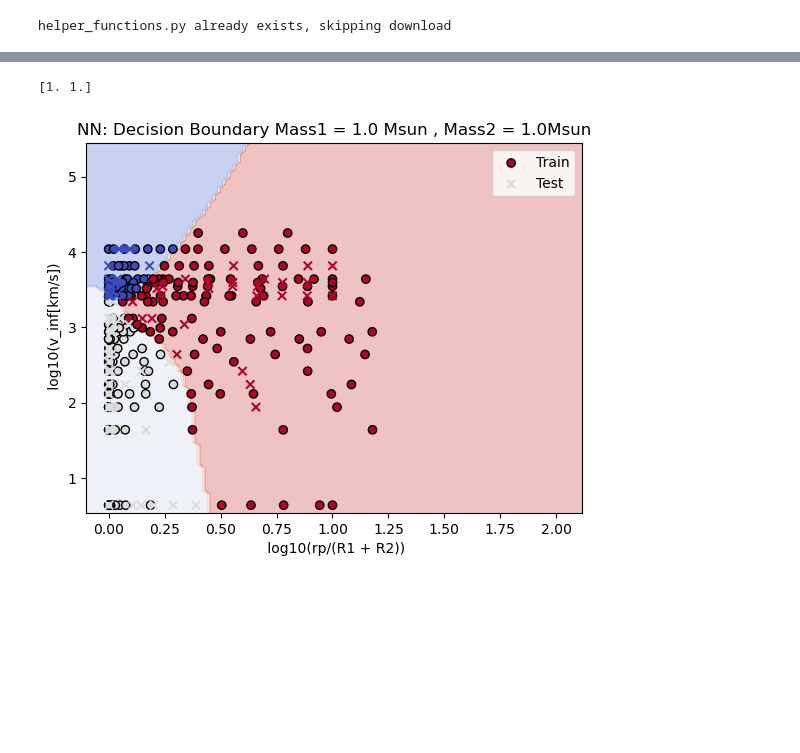
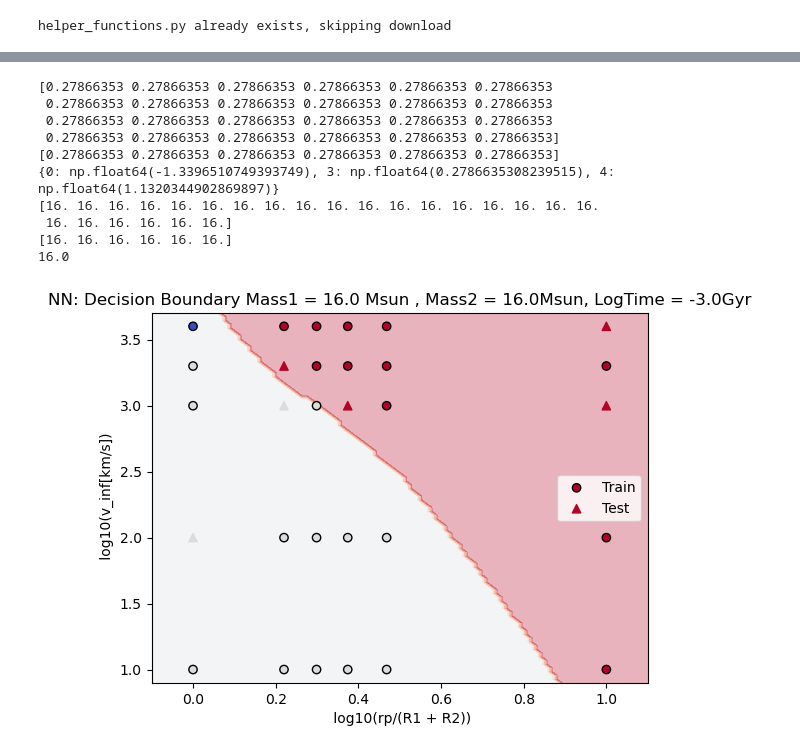
Before and after one commit to elenagonzalez870/ML_SPH_project, a Jupyter notebook: NN.ipynb, the cells around one changed output, grey strips where cells are left out. Saved outputs shown, nothing was run; the diff lists cells and outputs as text; code cells hidden in the pictures; blank space fills up the shorter version.

```diff
--- a/NN.ipynb
+++ b/NN.ipynb
@@ -43,14 +44,21 @@ class CustomDataset(Dataset):
         return len(self.labels)
 
     def __getitem__(self, idx):
+
         data = self.data[idx]
         label = self.labels[idx]
+
+        data = torch.from_numpy(data).type(torch.float)
+        label = torch.tensor(label)
+
         if self.transform:
             data = self.transform(data)
         if self.target_transform:
             label = self.target_transform(label)
+        else:
+            label = label.float()
 
-        data = torch.from_numpy(data).type(torch.float)
+        # data = torch.from_numpy(data).type(torch.float)
 
         return data, label
 # %%
@@ -118,7 +136,7 @@ class NeuralNetwork(nn.Module):
         super().__init__()
         self.flatten = nn.Flatten()
         self.linear_relu_stack = nn.Sequential(
-            nn.Linear(4, 100),
+            nn.Linear(5, 100),
             nn.ReLU(),
             nn.Linear(100, 100),
             nn.ReLU(),
@@ -485,12 +372,3 @@ else:
 from helper_functions import plot_predictions, plot_decision_boundary
 # %% [output]
 helper_functions.py already exists, skipping download
-# %%
-
-train_dataset.data = torch.from_numpy(train_dataset.data).type(torch.float)
-train_dataset.labels = torch.from_numpy(train_dataset.labels).type(torch.float)
-test_dataset.data = torch.from_numpy(test_dataset.data).type(torch.float)
-test_dataset.labels = torch.from_numpy(test_dataset.labels).type(torch.float)
-
-if isinstance(train_dataset.data, np.ndarray):
-    print("X is a NumPy array")
@@ -509,0 +375,4 @@ print((np.shape(unique_rows)))
+# %%
+model = NeuralNetwork()
+model.load_state_dict(torch.load('best_model.pt'))
+model.eval()  # set it to evaluation mode
@@ -566,15 +466,25 @@ def plot_4d_decision_boundary(model, X_train, y_train, X_test, y_test, feature_i
 # %%
+#1:Age[Gyr],1:Rp/(R1+R2),2:Vinf[km/s]3:Mass1[MSUN],4:Mass2[Msun],
 
 # unique_rows = unique_rows.T
-unique_rows = np.array([[1.0,1.0]])
+unique_rows = np.array([[16.0,16.0]])
+# time =
 for unique in unique_rows:
-    print(unique)
     Mass1 = unique[0]
     Mass2 = unique[1]
-    # labels = ['log10(b[RSUN])', 'log10(v_inf[km/s])', str(Mass1), str(round(Mass2,2))]
-    labels = ['log10(rp/(R1 + R2))', 'log10(v_inf[km/s])', str(Mass1), str(round(Mass2,2))]
+    Time = np.log10(0.001) # 1 Myr
+    labels = ['log10(rp/(R1 + R2))', 'log10(v_inf[km/s])', str(Mass1), str(round(Mass2,2)), str(Time)]
 
-    plot_4d_decision_boundary(model, train_dataset.data, train_dataset.labels, test_dataset.data, test_dataset.labels,feature_idx=(0, 1), fixed_values={2: Mass1, 3: Mass1/Mass2}, labels = labels)
+    plot_4d_decision_boundary(model, train_dataset.data, train_dataset.labels, test_dataset.data, test_dataset.labels, train_mean, train_std, feature_idx=(1, 2), fixed_values={0: Time, 3: Mass1, 4: Mass2}, labels = labels)
 # %% [output]
-[1. 1.]
+[0.27866353 0.27866353 0.27866353 0.27866353 0.27866353 0.27866353
+ 0.27866353 0.27866353 0.27866353 0.27866353 0.27866353 0.27866353
+ 0.27866353 0.27866353 0.27866353 0.27866353 0.27866353 0.27866353
+ 0.27866353 0.27866353 0.27866353 0.27866353 0.27866353 0.27866353]
+[0.27866353 0.27866353 0.27866353 0.27866353 0.27866353 0.27866353]
+{0: np.float64(-1.3396510749393749), 3: np.float64(0.2786635308239515), 4: np.float64(1.1320344902869897)}
+[16. 16. 16. 16. 16. 16. 16. 16. 16. 16. 16. 16. 16. 16. 16. 16. 16. 16.
+ 16. 16. 16. 16. 16. 16.]
+[16. 16. 16. 16. 16. 16.]
+16.0
-[figure, old version]
+[figure, new version]
```
Also changed, not shown: parts of 11 cells of this notebook.
